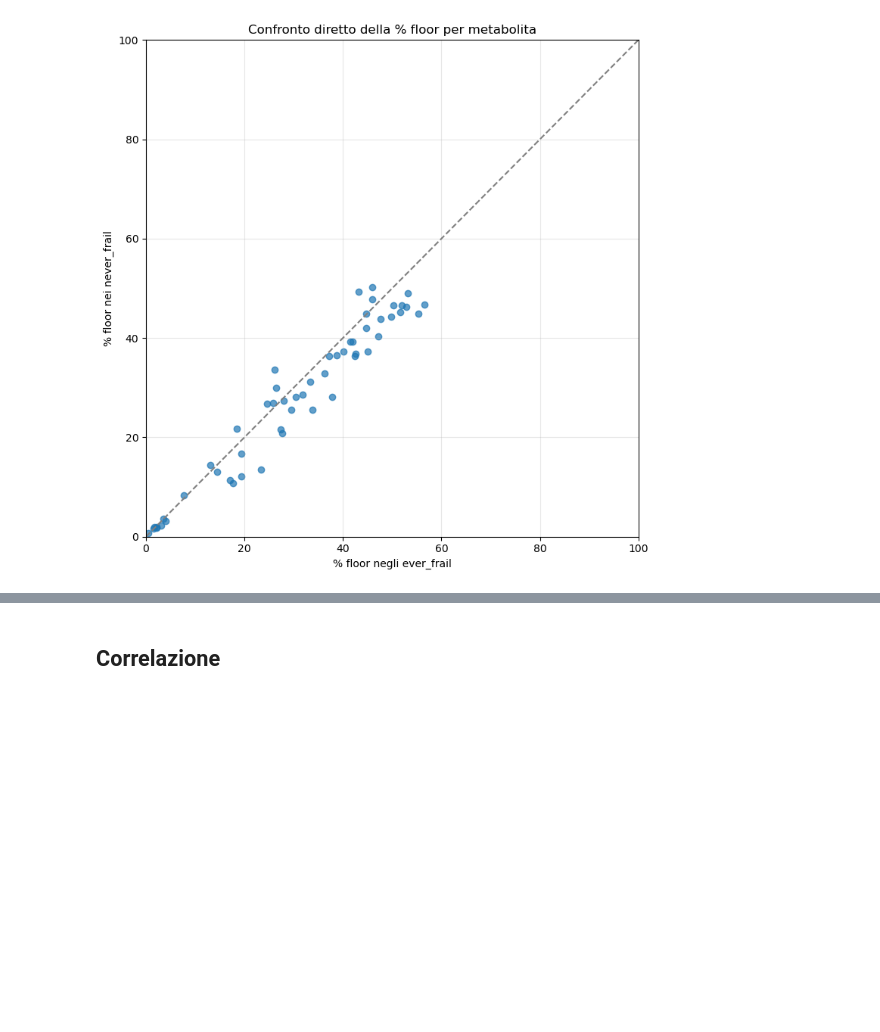
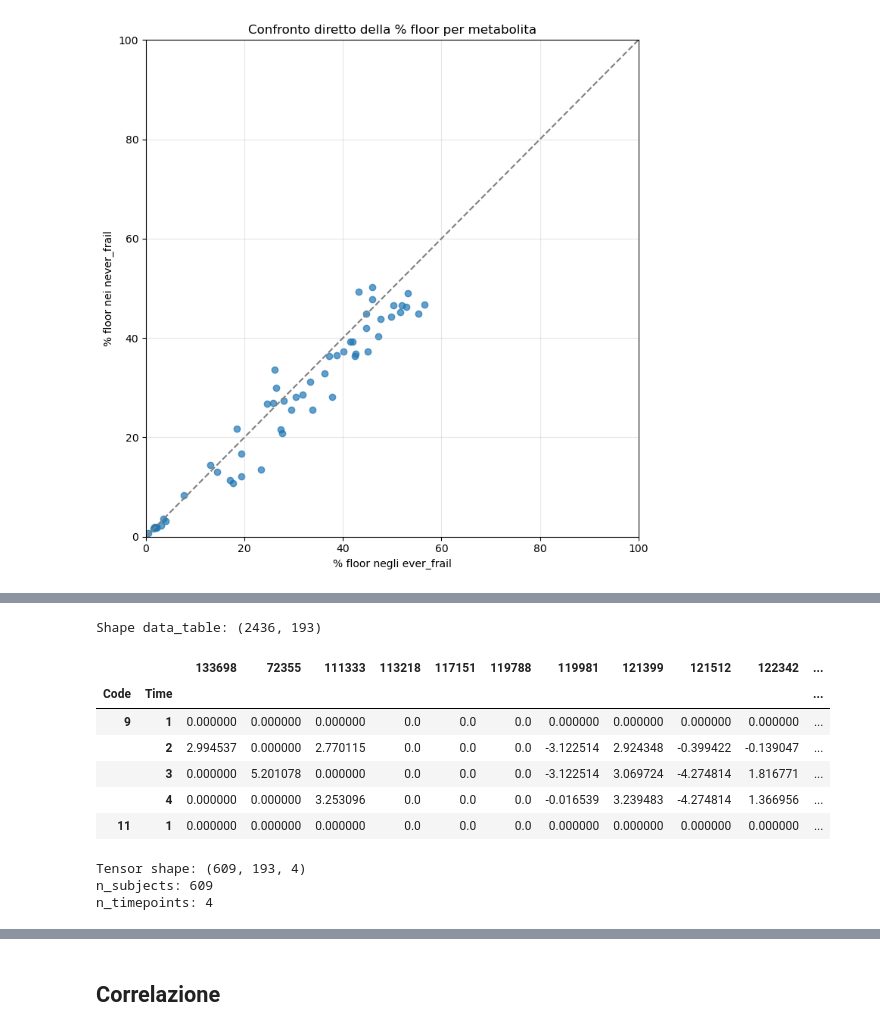
Before and after one commit to FilippoSaccomano/Thesis_Code, a Jupyter notebook: EDA_Cean_dataset.ipynb, the cells around one changed output, grey strips where cells are left out. Saved outputs shown, nothing was run; the diff lists cells and outputs as text; code cells hidden in the pictures; blank space fills up the shorter version.

```diff
--- a/EDA_Cean_dataset.ipynb
+++ b/EDA_Cean_dataset.ipynb
@@ -710,0 +1561,27 @@ Numero metaboliti considerati: 54
+# %%
+# ============================================
+# [TCAM4] CONTROLLO MISSING METABOLITI
+# scegliamo solo metaboliti completi per TCAM
+# ============================================
+mets_all = list(met_cols_all)
+
+missing_per_met = df_tcam[mets_all].isna().sum().sort_values(ascending=False)
+
+missing_summary = pd.DataFrame({
+    "n_missing": missing_per_met,
+    "pct_missing": 100 * missing_per_met / len(df_tcam)
+})
+
+print("Metaboliti totali:", len(mets_all))
+print("Metaboliti con almeno 1 NaN:", (missing_per_met > 0).sum())
+display(missing_summary.head(20))
+
+# tieni solo metaboliti senza NaN
+mets = missing_per_met[missing_per_met == 0].index.tolist()
+
+print("\nMetaboliti usati in TCAM (senza missing):", len(mets))
+print("Metaboliti esclusi per missing:", len(mets_all) - len(mets))
+
+excluded_mets = [m for m in mets_all if m not in mets]
+if len(excluded_mets) > 0:
+    display(pd.DataFrame({"excluded_metabolites": excluded_mets}).head(20))
@@ -710,0 +1663,43 @@ Numero metaboliti considerati: 54
+# %%
+# ============================================
+# [TCAM7] TABELLA MULTIINDEX PER MPROD
+# ============================================
+data_table = (
+    df_norm
+    .set_index(["Code", "Time"])[mets]
+    .sort_index()
+    .copy()
+)
+
+print("Shape data_table:", data_table.shape)
+display(data_table.head())
+
+# salvataggio
+data_table.to_csv(f"{OUTDIR}/tables/data_table_baseline_centered.tsv", sep="\t")
+# %% [output]
+Shape data_table: (2436, 193)
+|  |  | 133698 | 72355 | 111333 | 113218 | 117151 | 119788 | 119981 | 121399 | 121512 | 122342 | ... |
+| Code | Time |  |  |  |  |  |  |  |  |  |  | ... |
+| 9 | 1 | 0.000000 | 0.000000 | 0.000000 | 0.0 | 0.0 | 0.0 | 0.000000 | 0.000000 | 0.000000 | 0.000000 | ... |
+|  | 2 | 2.994537 | 0.000000 | 2.770115 | 0.0 | 0.0 | 0.0 | -3.122514 | 2.924348 | -0.399422 | -0.139047 | ... |
+|  | 3 | 0.000000 | 5.201078 | 0.000000 | 0.0 | 0.0 | 0.0 | -3.122514 | 3.069724 | -4.274814 | 1.816771 | ... |
+|  | 4 | 0.000000 | 0.000000 | 3.253096 | 0.0 | 0.0 | 0.0 | -0.016539 | 3.239483 | -4.274814 | 1.366956 | ... |
+| 11 | 1 | 0.000000 | 0.000000 | 0.000000 | 0.0 | 0.0 | 0.0 | 0.000000 | 0.000000 | 0.000000 | 0.000000 | ... |
+# %%
+# ============================================
+# [TCAM8] TABLE -> TENSOR
+# ============================================
+data_tensor, map_subject, map_time = table2tensor(data_table)
+
+print("Tensor shape:", data_tensor.shape)
+print("n_subjects:", len(map_subject))
+print("n_timepoints:", len(map_time))
+
+# check attesi
+assert data_tensor.shape[0] == df_norm["Code"].nunique(), "Mismatch numero soggetti."
+assert data_tensor.shape[1] == len(mets), "Mismatch numero metaboliti."
+assert data_tensor.shape[2] == len(TIME_ORDER), "Mismatch numero time point."
+# %% [output]
+Tensor shape: (609, 193, 4)
+n_subjects: 609
+n_timepoints: 4
```
Also changed, not shown: parts of 15 cells of this notebook, 2 other files.
